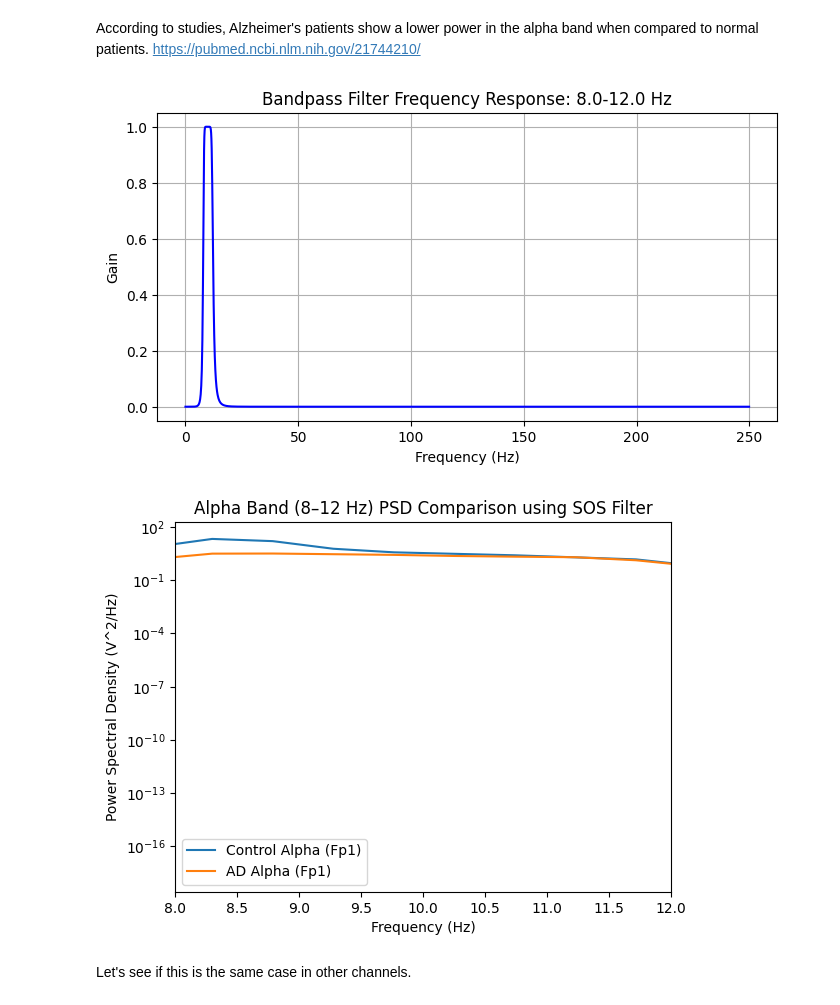
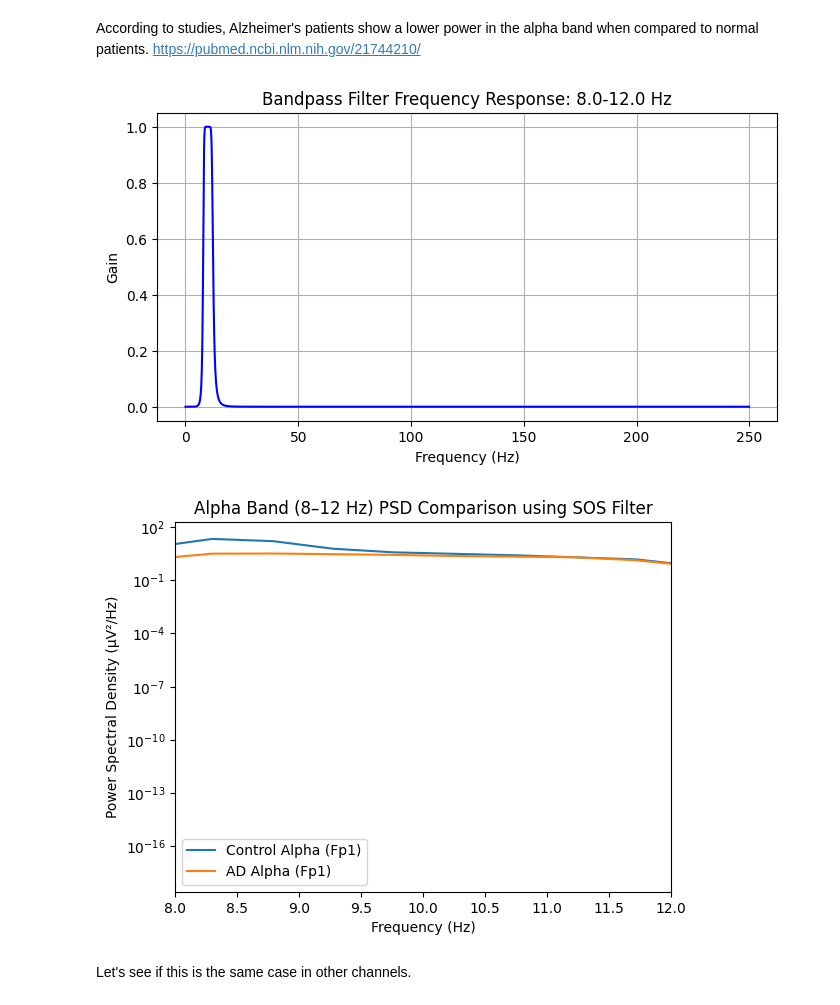
Before and after one commit to sconsume/cogs118c_acjj, a Jupyter notebook: final_project.ipynb, the cells around one changed output. Saved outputs shown, nothing was run; the diff lists cells and outputs as text; code cells hidden in the pictures.

Commit message:
fixed graphs

```diff
--- a/final_project.ipynb
+++ b/final_project.ipynb
@@ -98,23 +98,23 @@ https://pubmed.ncbi.nlm.nih.gov/21744210/
 # %%
 lowcut_alpha = 8.0
 highcut_alpha = 12.0
 order = 5
 plot_filter_response(lowcut_alpha, highcut_alpha, fs, order)
 ad_alpha_1 = butter_bandpass_filter(ad_channel_1, lowcut_alpha, highcut_alpha, fs, order)
 control_alpha_1 = butter_bandpass_filter(control_channel_1, lowcut_alpha, highcut_alpha, fs, order)
 fp1_ad_alpha, fp1_psd_ad_alpha = scipy.signal.welch(ad_alpha_1, fs = fs, nperseg = nperseg)
 fp1_control_alpha, fp1_psd_control_alpha = scipy.signal.welch(control_alpha_1, fs = fs, nperseg = nperseg)
 plt.semilogy(fp1_control_alpha, fp1_psd_control_alpha, label='Control Alpha (Fp1)')
 plt.semilogy(fp1_ad_alpha, fp1_psd_ad_alpha, label='AD Alpha (Fp1)')
 plt.xlabel('Frequency (Hz)')
-plt.ylabel('Power Spectral Density (V^2/Hz)')
+plt.ylabel('Power Spectral Density (µV²/Hz)')
 plt.title('Alpha Band (8–12 Hz) PSD Comparison using SOS Filter')
 plt.legend()
 plt.xlim([8, 12])
 plt.show()
 # %% [output]
 [figure]
-[figure, old version]
+[figure, new version]
 # %% [markdown]
 Let's see if this is the same case in other channels.
 # %%
```
Also changed, not shown: parts of 5 cells of this notebook.
